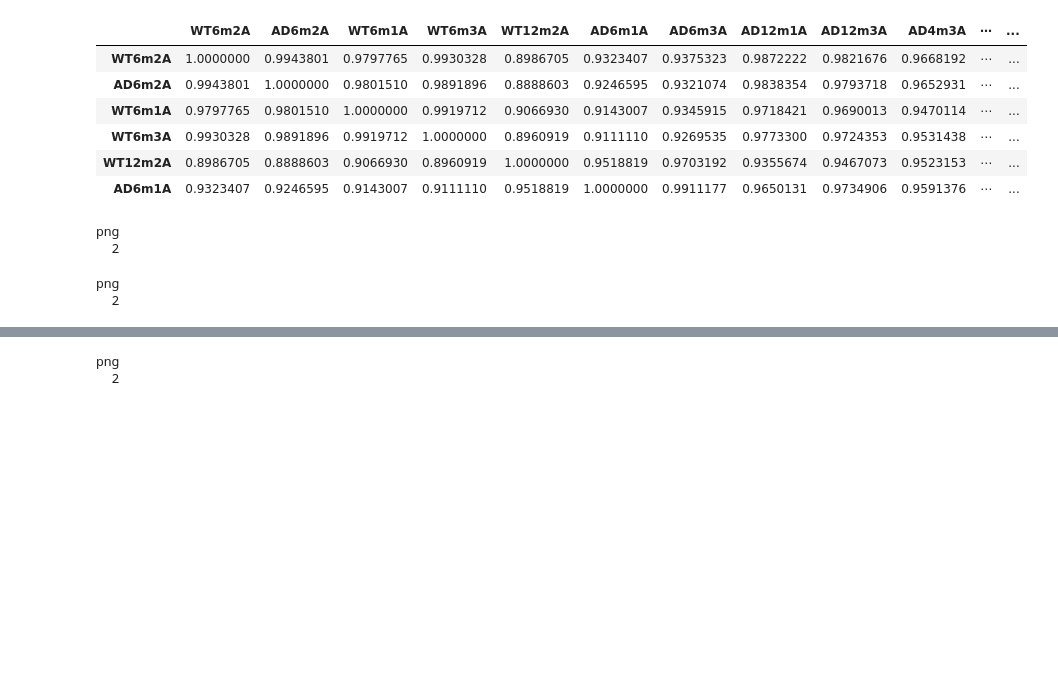
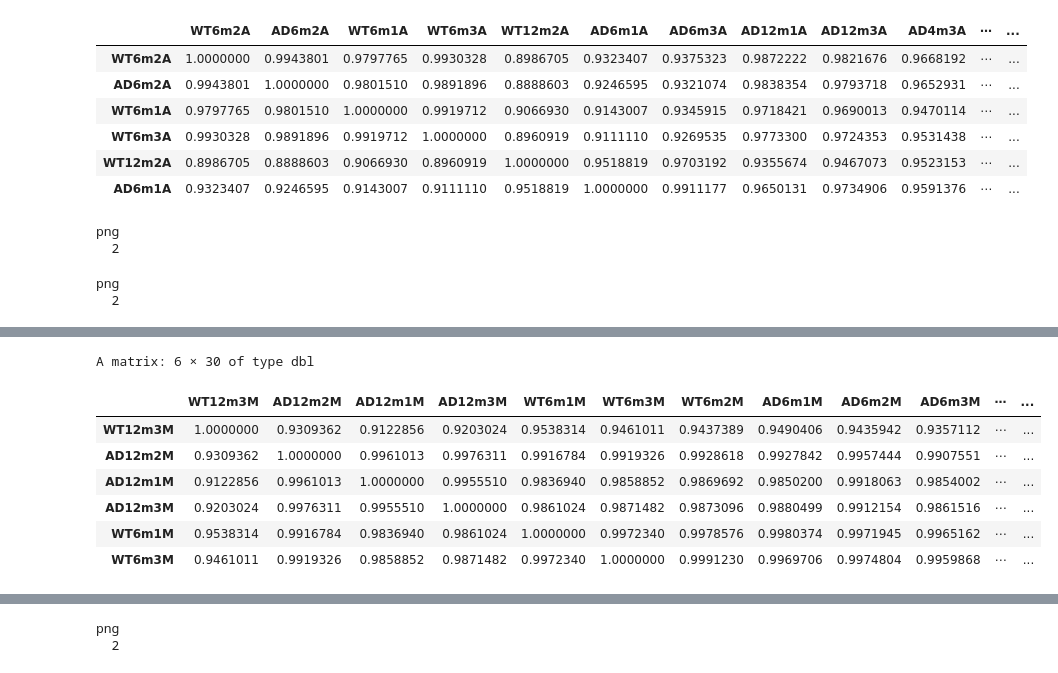
Before and after one commit to rogadde/rnaseq-analysis, a Jupyter notebook: results/correlation.ipynb, the cells around one changed output, grey strips where cells are left out. Saved outputs shown, nothing was run; the diff lists cells and outputs as text; code cells hidden in the pictures; blank space fills up the shorter version.

```diff
--- a/results/correlation.ipynb
+++ b/results/correlation.ipynb
@@ -136,6 +127,18 @@ A data.frame: 6 × 60
 # %%
-# Get top 500 genes with most variance
-top_var <- top_var[c(1:500), c(1:60)]
+# Get top 500 genes with most variance for microglia
+topM <- topM[c(1:500), c(1:30)]
 
-top_micro <- top_var[, c(1:30)]
-top_astro <- top_var[, c(31:60)]
+# Calculate correlation of most variable microglia genes
+topM_cor <- cor(topM)
+topM_clust <- dist(topM_cor) %>% hclust()
+topM_cor <- topM_cor[topM_clust$order,topM_clust$order]
+head(topM_cor)
+# %% [output]
+A matrix: 6 × 30 of type dbl
+|  | WT12m3M | AD12m2M | AD12m1M | AD12m3M | WT6m1M | WT6m3M | WT6m2M | AD6m1M | AD6m2M | AD6m3M | ⋯ | ... |
+| WT12m3M | 1.0000000 | 0.9309362 | 0.9122856 | 0.9203024 | 0.9538314 | 0.9461011 | 0.9437389 | 0.9490406 | 0.9435942 | 0.9357112 | ⋯ | ... |
+| AD12m2M | 0.9309362 | 1.0000000 | 0.9961013 | 0.9976311 | 0.9916784 | 0.9919326 | 0.9928618 | 0.9927842 | 0.9957444 | 0.9907551 | ⋯ | ... |
+| AD12m1M | 0.9122856 | 0.9961013 | 1.0000000 | 0.9955510 | 0.9836940 | 0.9858852 | 0.9869692 | 0.9850200 | 0.9918063 | 0.9854002 | ⋯ | ... |
+| AD12m3M | 0.9203024 | 0.9976311 | 0.9955510 | 1.0000000 | 0.9861024 | 0.9871482 | 0.9873096 | 0.9880499 | 0.9912154 | 0.9861516 | ⋯ | ... |
+| WT6m1M | 0.9538314 | 0.9916784 | 0.9836940 | 0.9861024 | 1.0000000 | 0.9972340 | 0.9978576 | 0.9980374 | 0.9971945 | 0.9965162 | ⋯ | ... |
+| WT6m3M | 0.9461011 | 0.9919326 | 0.9858852 | 0.9871482 | 0.9972340 | 1.0000000 | 0.9991230 | 0.9969706 | 0.9974804 | 0.9959868 | ⋯ | ... |
```
Also changed, not shown: parts of 6 cells of this notebook, 2 other files.
